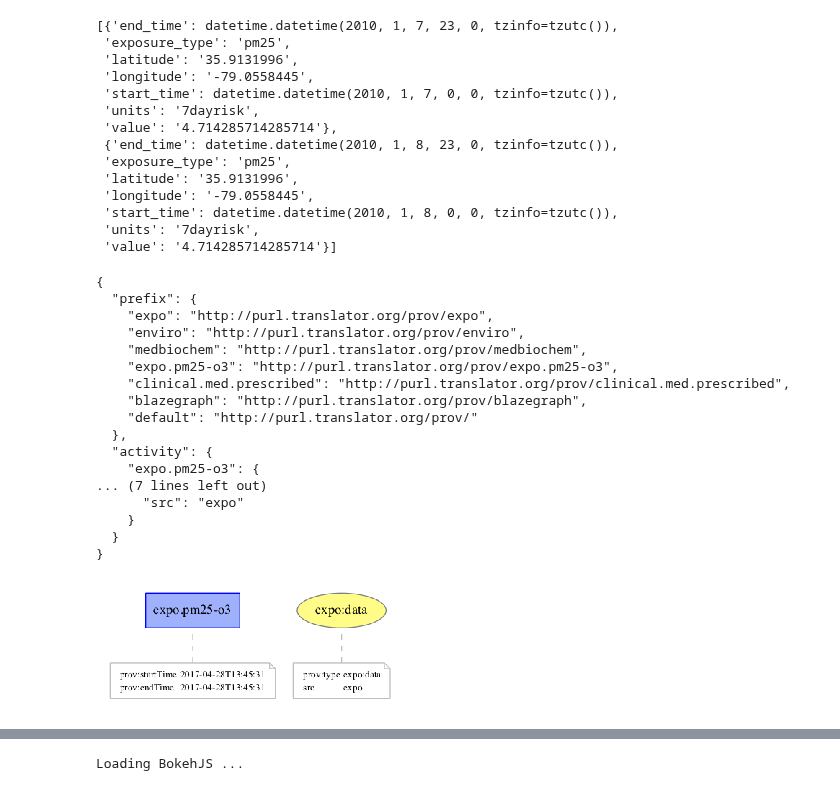
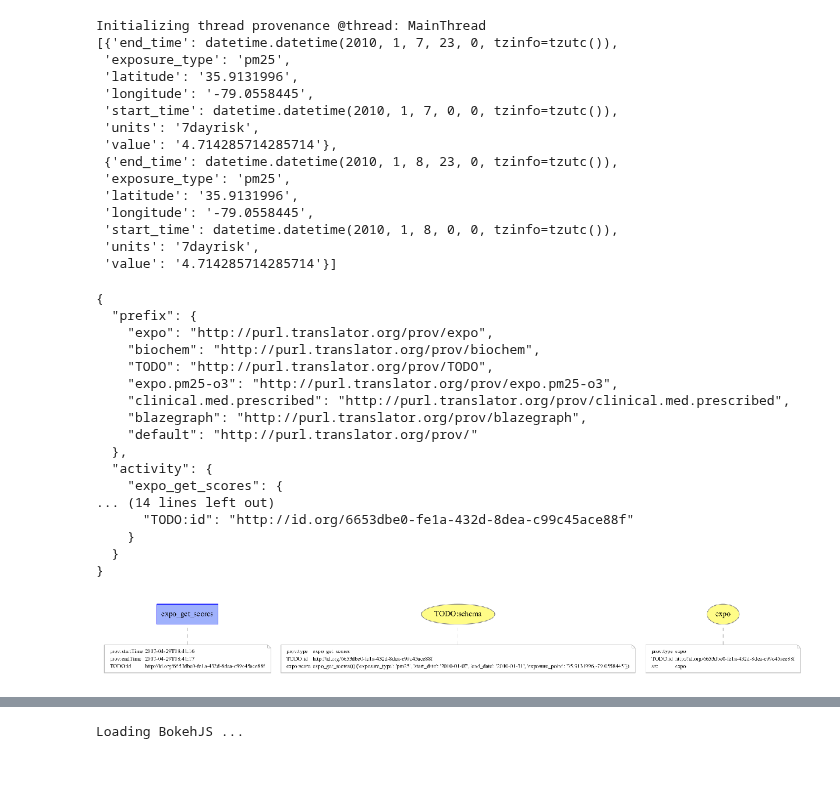
Before and after one commit to ncats/translator-workflows, a Jupyter notebook: GreenTeamQ1_Asthma_Outcomes_PM2.5_Ozone_Exposures/GreenTeamQ1_Asthma_Outcomes_PM2.5_Ozone_Exposures.ipynb, the cells around one changed output, grey strips where cells are left out. Saved outputs shown, nothing was run; the diff lists cells and outputs as text; code cells hidden in the pictures.

Commit message:
New greentranslator API. +Dependency packaging. +Provenance

```diff
--- a/GreenTeamQ1_Asthma_Outcomes_PM2.5_Ozone_Exposures/GreenTeamQ1_Asthma_Outcomes_PM2.5_Ozone_Exposures.ipynb
+++ b/GreenTeamQ1_Asthma_Outcomes_PM2.5_Ozone_Exposures/GreenTeamQ1_Asthma_Outcomes_PM2.5_Ozone_Exposures.ipynb
@@ -2,18 +2,18 @@
 import pprint
 import json
 from greentranslator.api import GreenTranslator
-green = GreenTranslator ()
+query = GreenTranslator ().get_query ()
 # %%
 # We'll use the Environmental Exposures endpoint to address the second part of the question:
 #  > ... is exposure to particulate matter <=2.5 micrometers in diameter (PM2.5)
 #    and ozone associated with responsiveness to treatment?
-exposures = green.exposures. \
-    get_scores (exposure_type = 'pm25',
-                start_date = '2010-01-07',
-                end_date = '2010-01-31',
-                exposure_point = '35.9131996,-79.0558445')
+exposures = query.expo_get_scores (exposure_type = 'pm25',
+                                    start_date = '2010-01-07',
+                                    end_date = '2010-01-31',
+                                    exposure_point = '35.9131996,-79.0558445')
 pprint.pprint (exposures[:2])
 # %% [output]
+Initializing thread provenance @thread: MainThread
 [{'end_time': datetime.datetime(2010, 1, 7, 23, 0, tzinfo=tzutc()),
  'exposure_type': 'pm25',
  'latitude': '35.9131996',
@@ -29,29 +29,29 @@ pprint.pprint (exposures[:2])
  'units': '7dayrisk',
  'value': '4.714285714285714'}]
 # %%
-print (green.exposures.prov_json ())
+print (query.prov_json ())
 # %% [output]
 {
   "prefix": {
     "expo": "http://purl.translator.org/prov/expo",
-    "enviro": "http://purl.translator.org/prov/enviro",
-    "medbiochem": "http://purl.translator.org/prov/medbiochem",
+    "biochem": "http://purl.translator.org/prov/biochem",
+    "TODO": "http://purl.translator.org/prov/TODO",
     "expo.pm25-o3": "http://purl.translator.org/prov/expo.pm25-o3",
     "clinical.med.prescribed": "http://purl.translator.org/prov/clinical.med.prescribed",
     "blazegraph": "http://purl.translator.org/prov/blazegraph",
     "default": "http://purl.translator.org/prov/"
   },
   "activity": {
-    "expo.pm25-o3": {
-... (7 lines left out)
-      "src": "expo"
+    "expo_get_scores": {
+... (14 lines left out)
+      "TODO:id": "http://id.org/6653dbe0-fe1a-432d-8dea-c99c45ace88f"
     }
   }
 }
 # %%
-green.exposures.provenance.document.plot ()
+query.provenance.document.plot ()
 # %% [output]
-[figure, old version]
+[figure, new version]
 # %%
 %matplotlib inline
 # %%
```
Also changed, not shown: parts of 3 cells of this notebook, 3 other files.
